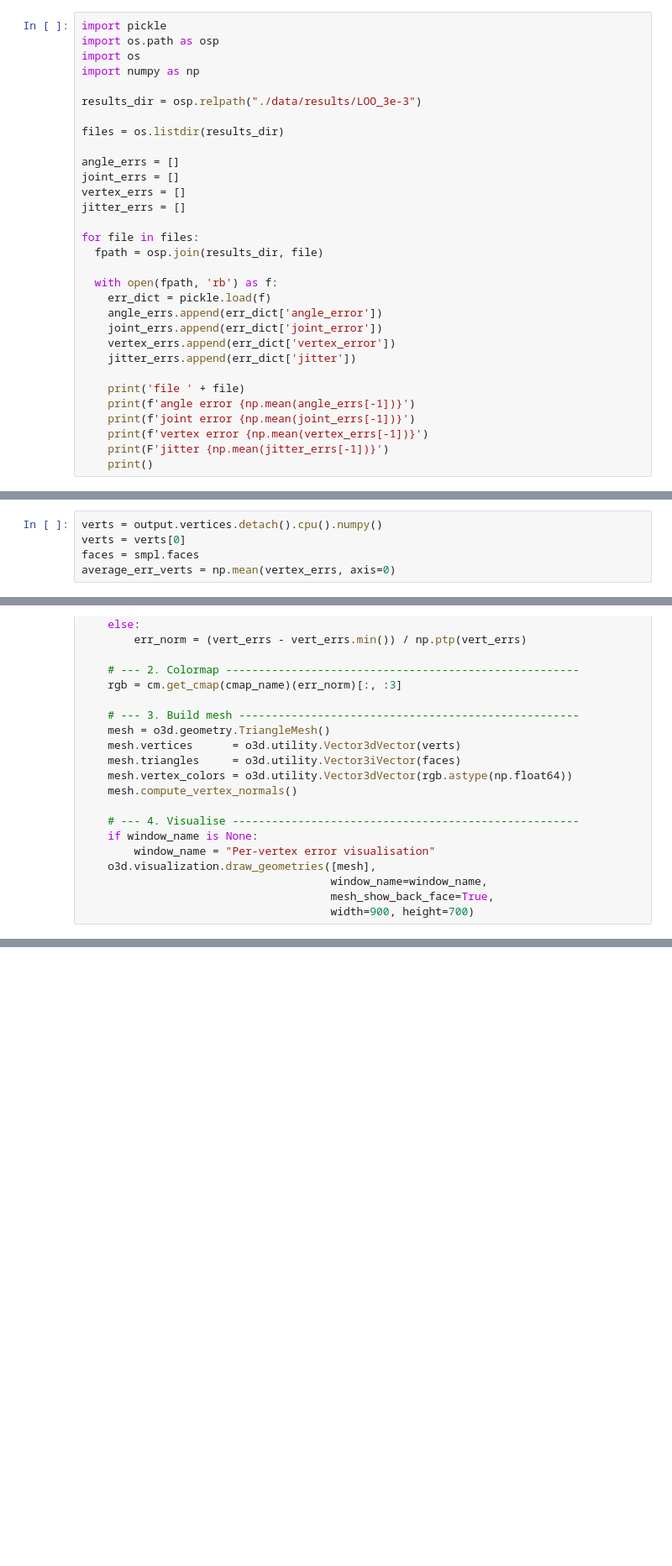
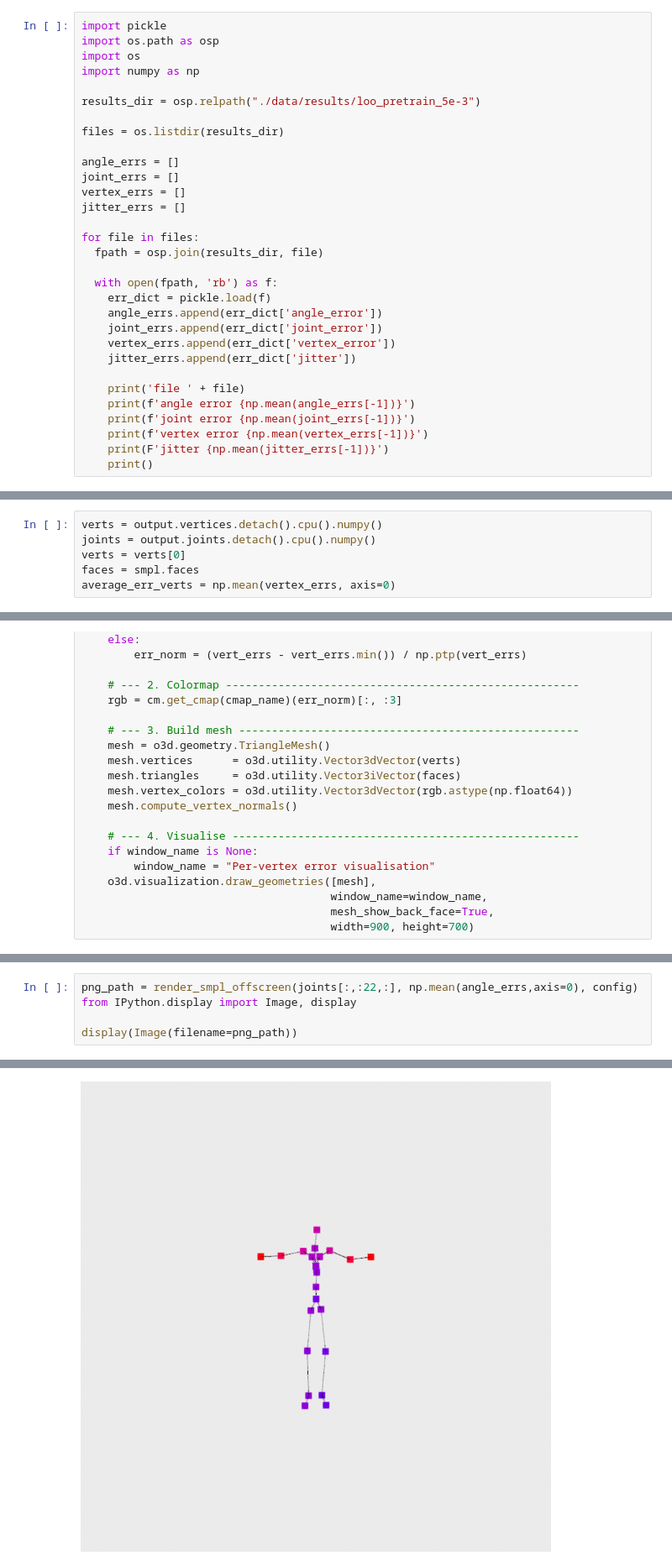
Before and after one commit to jason-a-miller2004/imu_uwb_pose, a Jupyter notebook: show_errs.ipynb, the cells around one changed output, grey strips where cells are left out. Shown at 84% size. Drawn from its saved outputs; the diff is of its cells as text; blank space fills up the shorter version.

```diff
--- a/show_errs.ipynb
+++ b/show_errs.ipynb
@@ -4,7 +4,7 @@ import os.path as osp
 import os
 import numpy as np
 
-results_dir = osp.relpath("./data/results/LOO_3e-3")
+results_dir = osp.relpath("./data/results/loo_pretrain_5e-3")
 
 files = os.listdir(results_dir)
 
@@ -90,6 +90,7 @@ smpl = smplx.create(config.body_model, model_type='smplx',
 output = smpl()
 # %%
 verts = output.vertices.detach().cpu().numpy()
+joints = output.joints.detach().cpu().numpy()
 verts = verts[0]
 faces = smpl.faces
 average_err_verts = np.mean(vertex_errs, axis=0)
@@ -152,0 +219,6 @@ show_colored_mesh(verts, average_err_verts, faces)
+# %%
+png_path = render_smpl_offscreen(joints[:,:22,:], np.mean(angle_errs,axis=0), config)
+from IPython.display import Image, display
+
+display(Image(filename=png_path))
+# %% [output]
@@ -152,0 +230 @@ show_colored_mesh(verts, average_err_verts, faces)
+[figure, added]
```
Also changed, not shown: parts of 6 cells of this notebook, 9 other files.
